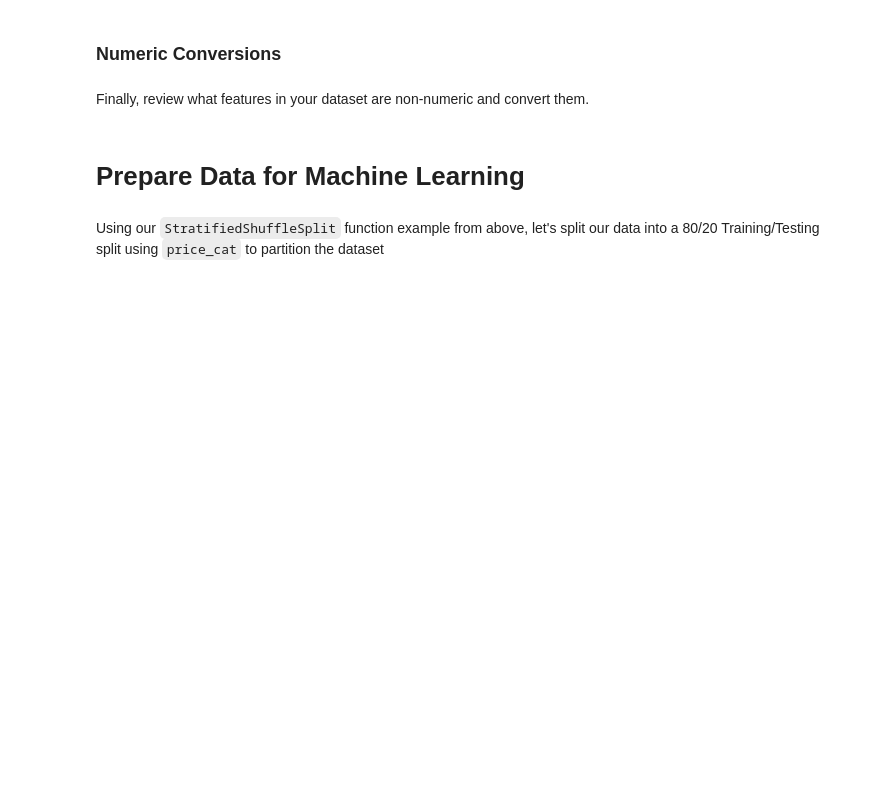
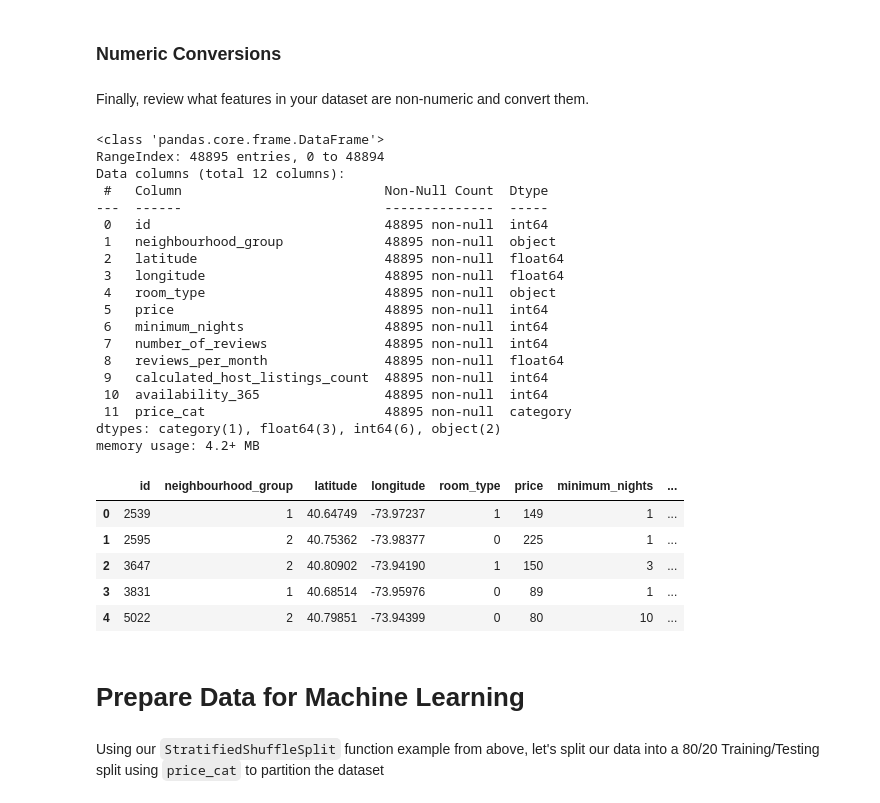
Before and after one commit to GeneKung/CSM148, a Jupyter notebook: project1/CSM148_Project_1_W26_TODO.ipynb, the cells around one changed output. Drawn from its saved outputs; the diff is of its cells as text; code cells hidden in the pictures; blank space fills up the shorter version.

```diff
--- a/project1/CSM148_Project_1_W26_TODO.ipynb
+++ b/project1/CSM148_Project_1_W26_TODO.ipynb
@@ -170,7 +308,11 @@ Let's create a new binned feature, `price_cat` that will divide our dataset into
 
 Do a value count to check the distribution of values
 # %%
+# TODO
 # assign each bin a categorical value [1, 2, 3, 4, 5] in this case.
-airbnb_drop["price_cat"] = # WRITE YOUR CODE HERE #
+airbnb_drop["price_cat"] = pd.qcut(airbnb_drop["price"],
+                                  q=5,
+                                  labels=[1, 2, 3, 4, 5],
+                                )
 
 airbnb_drop["price_cat"].value_counts()
@@ -185,3 +356,5 @@ airbnb_drop.info()
 # %%
 # WRITE YOUR CODE HERE #
 airbnb_drop.info()
+median = airbnb_drop["reviews_per_month"].median()
+airbnb_drop["reviews_per_month"] = airbnb_drop["reviews_per_month"].fillna(median)
@@ -197,3 +387,42 @@ airbnb_drop.info()
+# %%
+# WRITE YOUR CODE HERE #
+airbnb_drop.info()
+
+from sklearn.preprocessing import LabelEncoder
+labelencoder = LabelEncoder()
+
+airbnb_drop["neighbourhood_group"] = labelencoder.fit_transform(airbnb_drop["neighbourhood_group"])
+airbnb_drop["room_type"] = labelencoder.fit_transform(airbnb_drop["room_type"])
+
+airbnb_drop["price_cat"] = airbnb_drop["price_cat"].astype(int)
+
+airbnb_drop.head()
+# %% [output]
+<class 'pandas.core.frame.DataFrame'>
+RangeIndex: 48895 entries, 0 to 48894
+Data columns (total 12 columns):
+ #   Column                          Non-Null Count  Dtype
+---  ------                          --------------  -----
+ 0   id                              48895 non-null  int64
+ 1   neighbourhood_group             48895 non-null  object
+ 2   latitude                        48895 non-null  float64
+ 3   longitude                       48895 non-null  float64
+ 4   room_type                       48895 non-null  object
+ 5   price                           48895 non-null  int64
+ 6   minimum_nights                  48895 non-null  int64
+ 7   number_of_reviews               48895 non-null  int64
+ 8   reviews_per_month               48895 non-null  float64
+ 9   calculated_host_listings_count  48895 non-null  int64
+ 10  availability_365                48895 non-null  int64
+ 11  price_cat                       48895 non-null  category
+dtypes: category(1), float64(3), int64(6), object(2)
+memory usage: 4.2+ MB
+|  | id | neighbourhood_group | latitude | longitude | room_type | price | minimum_nights | ... |
+| 0 | 2539 | 1 | 40.64749 | -73.97237 | 1 | 149 | 1 | ... |
+| 1 | 2595 | 2 | 40.75362 | -73.98377 | 0 | 225 | 1 | ... |
+| 2 | 3647 | 2 | 40.80902 | -73.94190 | 1 | 150 | 3 | ... |
+| 3 | 3831 | 1 | 40.68514 | -73.95976 | 0 | 89 | 1 | ... |
+| 4 | 5022 | 2 | 40.79851 | -73.94399 | 0 | 80 | 10 | ... |
 # %% [markdown]
 <!-- END QUESTION -->
 <!-- BEGIN QUESTION -->
```
Also changed, not shown: parts of 33 cells of this notebook, 7 other files.
